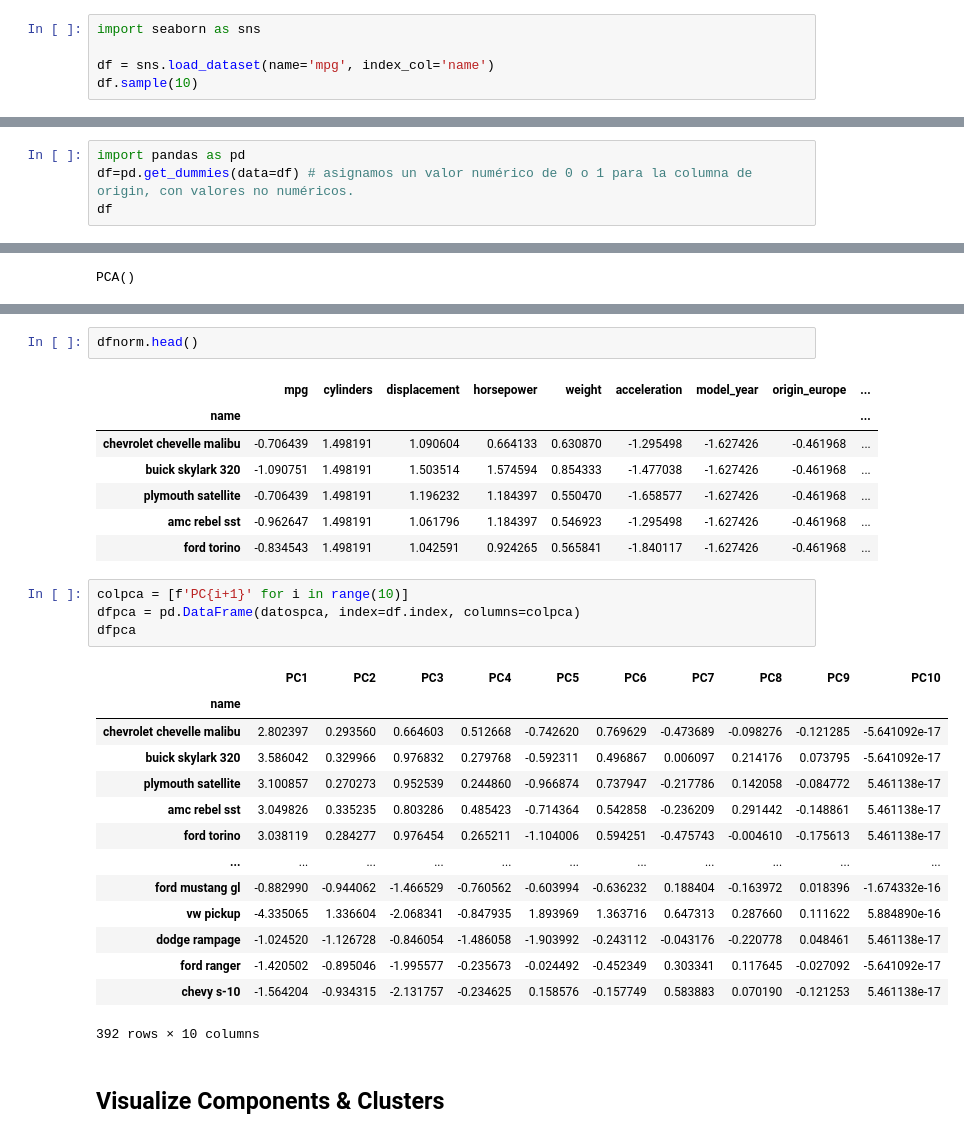
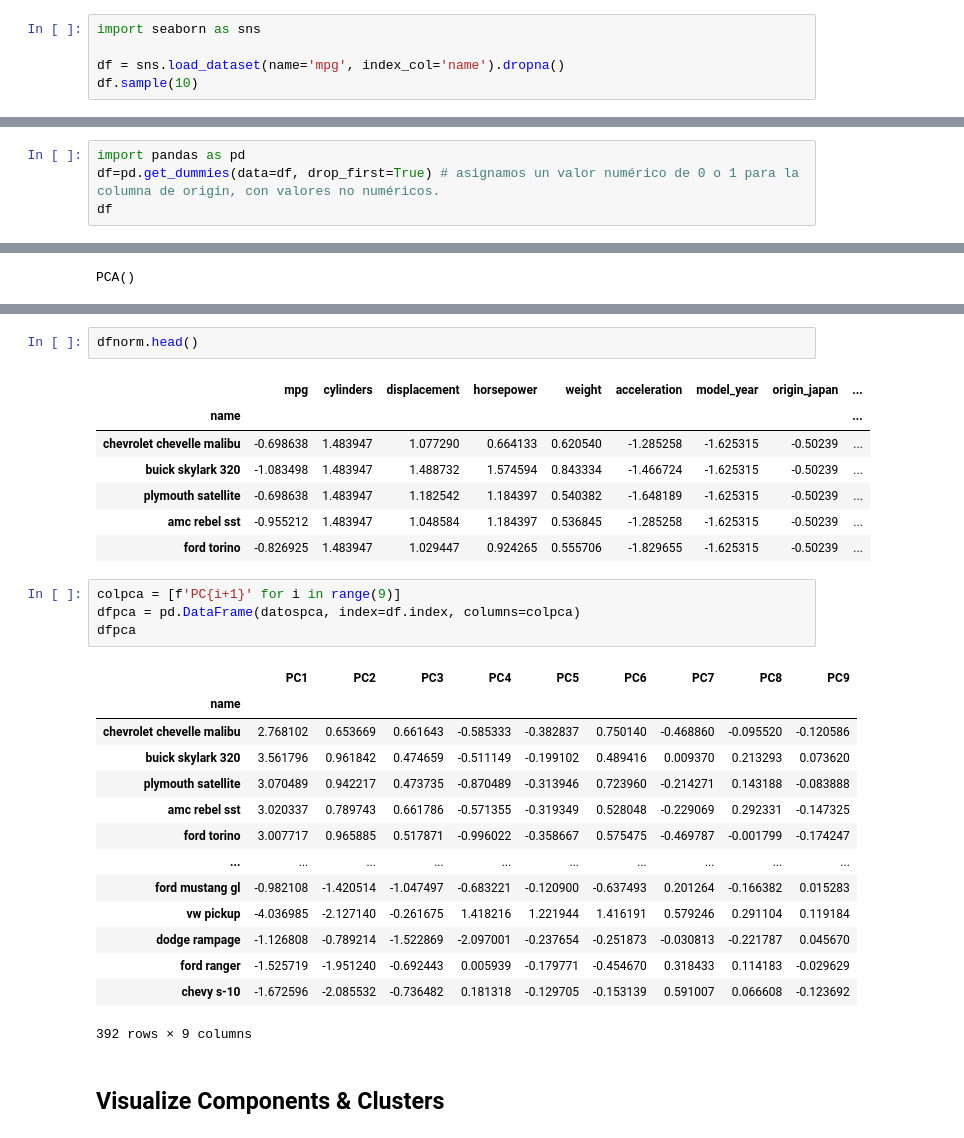
Before and after one commit to apoboldon/machine-learning-program, a Jupyter notebook: #10. Componentes Principales (PCA)/06practice_componentes_componentes_componentes-principales-(.ipynb, the cells around one changed output, grey strips where cells are left out. Drawn from its saved outputs; the diff is of its cells as text.

```diff
--- a/#10. Componentes Principales (PCA)/06practice_componentes_componentes_componentes-principales-(.ipynb
+++ b/#10. Componentes Principales (PCA)/06practice_componentes_componentes_componentes-principales-(.ipynb
@@ -28,7 +28,7 @@
 # %%
 import seaborn as sns
 
-df = sns.load_dataset(name='mpg', index_col='name')
+df = sns.load_dataset(name='mpg', index_col='name').dropna()
 df.sample(10)
 # %% [output]
 |  | mpg | cylinders | displacement | horsepower | weight | acceleration | model_year | origin |
@@ -46,5 +53,5 @@ df.sample(10)
 # %%
 import pandas as pd
-df=pd.get_dummies(data=df) # asignamos un valor numérico de 0 o 1 para la columna de origin, con valores no numéricos.
+df=pd.get_dummies(data=df, drop_first=True) # asignamos un valor numérico de 0 o 1 para la columna de origin, con valores no numéricos.
 df
 # %% [output]
@@ -271,32 +312,32 @@ df.head()
 # %%
 dfnorm.head()
 # %% [output]
-|  | mpg | cylinders | displacement | horsepower | weight | acceleration | model_year | origin_europe | ... |
+|  | mpg | cylinders | displacement | horsepower | weight | acceleration | model_year | origin_japan | ... |
 | name |  |  |  |  |  |  |  |  | ... |
-| chevrolet chevelle malibu | -0.706439 | 1.498191 | 1.090604 | 0.664133 | 0.630870 | -1.295498 | -1.627426 | -0.461968 | ... |
-| buick skylark 320 | -1.090751 | 1.498191 | 1.503514 | 1.574594 | 0.854333 | -1.477038 | -1.627426 | -0.461968 | ... |
-| plymouth satellite | -0.706439 | 1.498191 | 1.196232 | 1.184397 | 0.550470 | -1.658577 | -1.627426 | -0.461968 | ... |
-| amc rebel sst | -0.962647 | 1.498191 | 1.061796 | 1.184397 | 0.546923 | -1.295498 | -1.627426 | -0.461968 | ... |
-| ford torino | -0.834543 | 1.498191 | 1.042591 | 0.924265 | 0.565841 | -1.840117 | -1.627426 | -0.461968 | ... |
+| chevrolet chevelle malibu | -0.698638 | 1.483947 | 1.077290 | 0.664133 | 0.620540 | -1.285258 | -1.625315 | -0.50239 | ... |
+| buick skylark 320 | -1.083498 | 1.483947 | 1.488732 | 1.574594 | 0.843334 | -1.466724 | -1.625315 | -0.50239 | ... |
+| plymouth satellite | -0.698638 | 1.483947 | 1.182542 | 1.184397 | 0.540382 | -1.648189 | -1.625315 | -0.50239 | ... |
+| amc rebel sst | -0.955212 | 1.483947 | 1.048584 | 1.184397 | 0.536845 | -1.285258 | -1.625315 | -0.50239 | ... |
+| ford torino | -0.826925 | 1.483947 | 1.029447 | 0.924265 | 0.555706 | -1.829655 | -1.625315 | -0.50239 | ... |
 # %%
-colpca = [f'PC{i+1}' for i in range(10)]
+colpca = [f'PC{i+1}' for i in range(9)]
 dfpca = pd.DataFrame(datospca, index=df.index, columns=colpca)
 dfpca
 # %% [output]
-|  | PC1 | PC2 | PC3 | PC4 | PC5 | PC6 | PC7 | PC8 | PC9 | PC10 |
-| name |  |  |  |  |  |  |  |  |  |  |
-| chevrolet chevelle malibu | 2.802397 | 0.293560 | 0.664603 | 0.512668 | -0.742620 | 0.769629 | -0.473689 | -0.098276 | -0.121285 | -5.641092e-17 |
-| buick skylark 320 | 3.586042 | 0.329966 | 0.976832 | 0.279768 | -0.592311 | 0.496867 | 0.006097 | 0.214176 | 0.073795 | -5.641092e-17 |
-| plymouth satellite | 3.100857 | 0.270273 | 0.952539 | 0.244860 | -0.966874 | 0.737947 | -0.217786 | 0.142058 | -0.084772 | 5.461138e-17 |
-| amc rebel sst | 3.049826 | 0.335235 | 0.803286 | 0.485423 | -0.714364 | 0.542858 | -0.236209 | 0.291442 | -0.148861 | 5.461138e-17 |
-| ford torino | 3.038119 | 0.284277 | 0.976454 | 0.265211 | -1.104006 | 0.594251 | -0.475743 | -0.004610 | -0.175613 | 5.461138e-17 |
-| ... | ... | ... | ... | ... | ... | ... | ... | ... | ... | ... |
-| ford mustang gl | -0.882990 | -0.944062 | -1.466529 | -0.760562 | -0.603994 | -0.636232 | 0.188404 | -0.163972 | 0.018396 | -1.674332e-16 |
-| vw pickup | -4.335065 | 1.336604 | -2.068341 | -0.847935 | 1.893969 | 1.363716 | 0.647313 | 0.287660 | 0.111622 | 5.884890e-16 |
-| dodge rampage | -1.024520 | -1.126728 | -0.846054 | -1.486058 | -1.903992 | -0.243112 | -0.043176 | -0.220778 | 0.048461 | 5.461138e-17 |
-| ford ranger | -1.420502 | -0.895046 | -1.995577 | -0.235673 | -0.024492 | -0.452349 | 0.303341 | 0.117645 | -0.027092 | -5.641092e-17 |
-| chevy s-10 | -1.564204 | -0.934315 | -2.131757 | -0.234625 | 0.158576 | -0.157749 | 0.583883 | 0.070190 | -0.121253 | 5.461138e-17 |
+|  | PC1 | PC2 | PC3 | PC4 | PC5 | PC6 | PC7 | PC8 | PC9 |
+| name |  |  |  |  |  |  |  |  |  |
+| chevrolet chevelle malibu | 2.768102 | 0.653669 | 0.661643 | -0.585333 | -0.382837 | 0.750140 | -0.468860 | -0.095520 | -0.120586 |
+| buick skylark 320 | 3.561796 | 0.961842 | 0.474659 | -0.511149 | -0.199102 | 0.489416 | 0.009370 | 0.213293 | 0.073620 |
+| plymouth satellite | 3.070489 | 0.942217 | 0.473735 | -0.870489 | -0.313946 | 0.723960 | -0.214271 | 0.143188 | -0.083888 |
+| amc rebel sst | 3.020337 | 0.789743 | 0.661786 | -0.571355 | -0.319349 | 0.528048 | -0.229069 | 0.292331 | -0.147325 |
+| ford torino | 3.007717 | 0.965885 | 0.517871 | -0.996022 | -0.358667 | 0.575475 | -0.469787 | -0.001799 | -0.174247 |
+| ... | ... | ... | ... | ... | ... | ... | ... | ... | ... |
+| ford mustang gl | -0.982108 | -1.420514 | -1.047497 | -0.683221 | -0.120900 | -0.637493 | 0.201264 | -0.166382 | 0.015283 |
+| vw pickup | -4.036985 | -2.127140 | -0.261675 | 1.418216 | 1.221944 | 1.416191 | 0.579246 | 0.291104 | 0.119184 |
+| dodge rampage | -1.126808 | -0.789214 | -1.522869 | -2.097001 | -0.237654 | -0.251873 | -0.030813 | -0.221787 | 0.045670 |
+| ford ranger | -1.525719 | -1.951240 | -0.692443 | 0.005939 | -0.179771 | -0.454670 | 0.318433 | 0.114183 | -0.029629 |
+| chevy s-10 | -1.672596 | -2.085532 | -0.736482 | 0.181318 | -0.129705 | -0.153139 | 0.591007 | 0.066608 | -0.123692 |
-392 rows × 10 columns
+392 rows × 9 columns
 # %% [markdown]
 ## Visualize Components & Clusters
 # %% [markdown]
```
Also changed, not shown: parts of 37 cells of this notebook.
